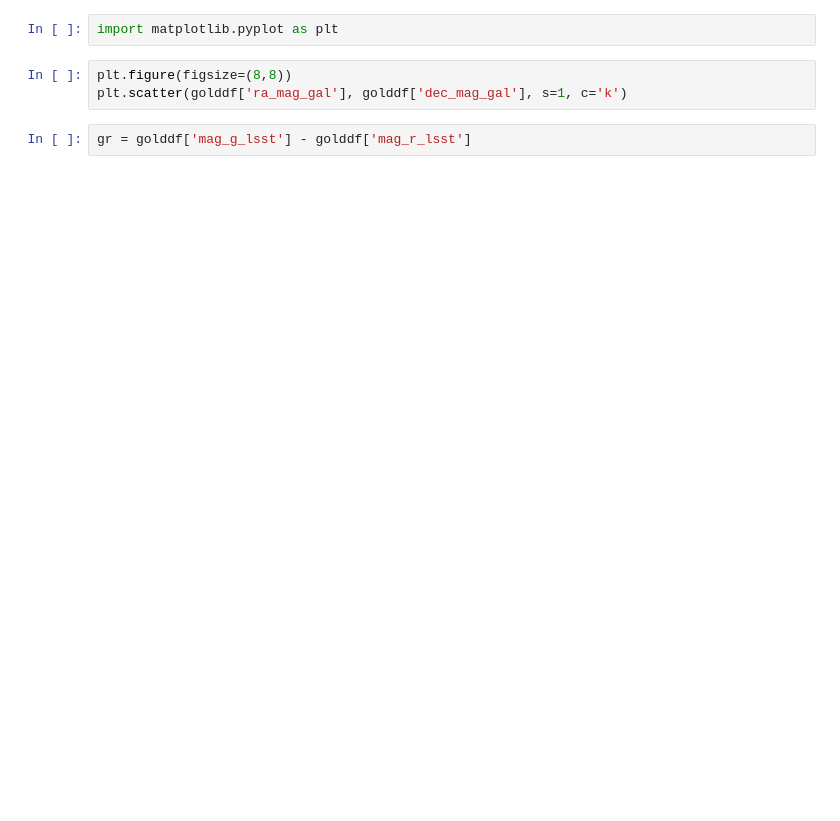
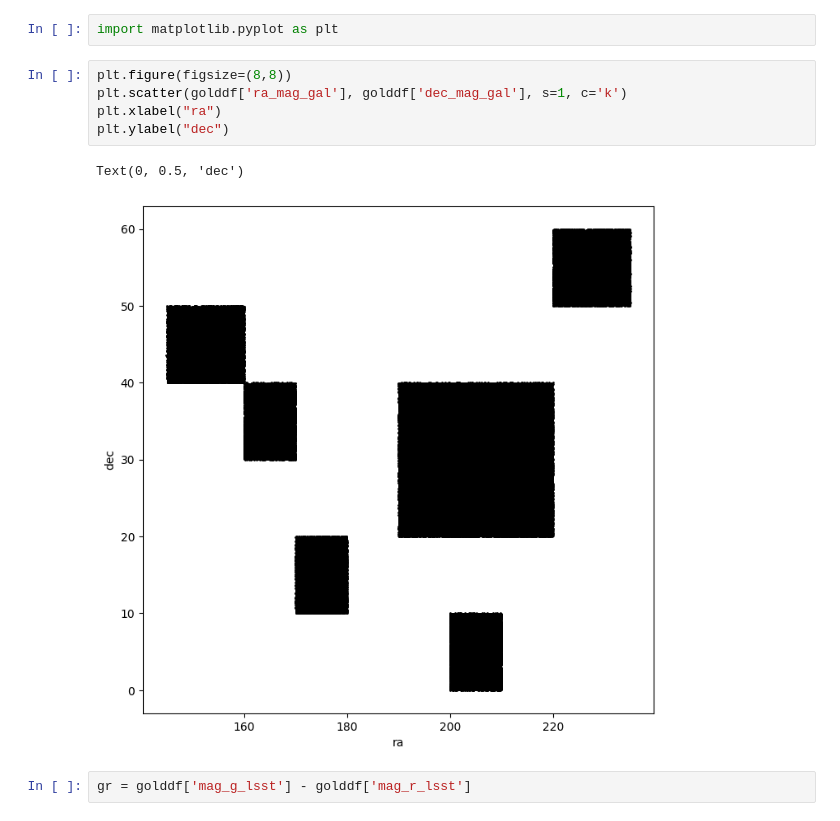
Before and after one commit to LSSTDESC/rail_projects, a Jupyter notebook: examples/rail_project_example_Flagship.ipynb, the cells around one changed output. Saved outputs shown, nothing was run; the diff lists cells and outputs as text; blank space fills up the shorter version.

```diff
--- a/examples/rail_project_example_Flagship.ipynb
+++ b/examples/rail_project_example_Flagship.ipynb
@@ -87,6 +140,11 @@ import matplotlib.pyplot as plt
 # %%
 plt.figure(figsize=(8,8))
 plt.scatter(golddf['ra_mag_gal'], golddf['dec_mag_gal'], s=1, c='k')
+plt.xlabel("ra")
+plt.ylabel("dec")
+# %% [output]
+Text(0, 0.5, 'dec')
+[figure, added]
 # %%
 gr = golddf['mag_g_lsst'] - golddf['mag_r_lsst']
 # %%
```
Also changed, not shown: parts of 9 cells of this notebook, 3 other files.
